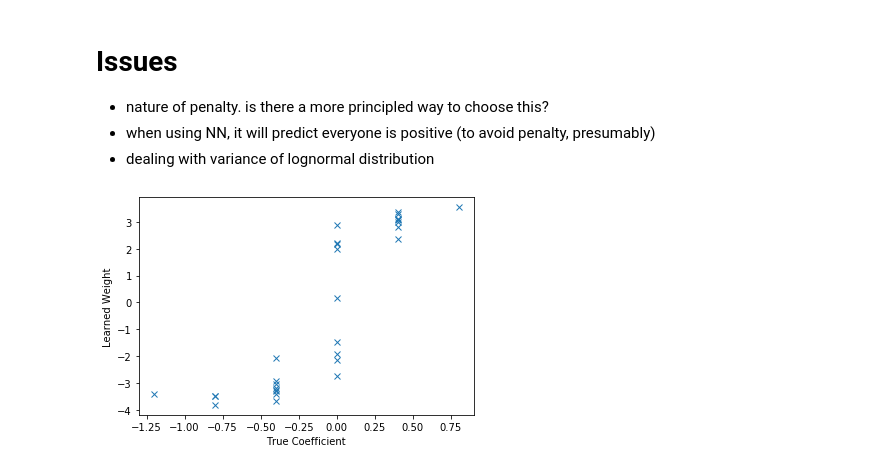
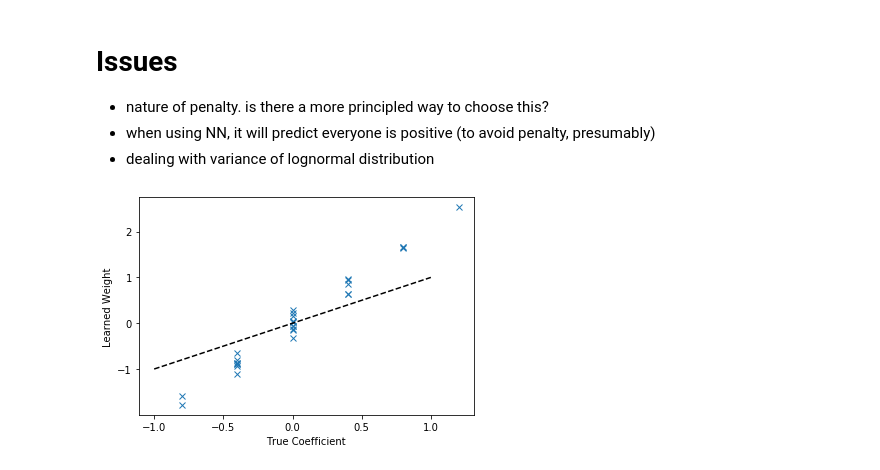
Before and after one commit to mengelhard/cft, a Jupyter notebook: notebooks/cft_sim.ipynb, the cells around one changed output. Saved outputs shown, nothing was run; the diff lists cells and outputs as text; code cells hidden in the pictures.

```diff
--- a/notebooks/cft_sim.ipynb
+++ b/notebooks/cft_sim.ipynb
@@ -7,7 +7,7 @@ import matplotlib.pyplot as plt
 # simulate condition c as a function of covariates x
 
 n_features = 30
-n_examples = 5000
+n_examples = 20000
 
 x = np.random.randn(n_examples, n_features)
 xc_coeffs = .4 * np.round(np.random.randn(n_features))
@@ -87,10 +88,11 @@ import sys
 sys.path.append('../src')
 from model import CFTModel
 # %%
-mdl = CFTModel(c_layer_sizes=())
+mdl = CFTModel()
 with tf.Session() as sess:
     mdl.train(sess, x, t[:, np.newaxis], s[:, np.newaxis], 200, learning_rate=1e-3)
     c_pred = mdl.predict_c(sess, x)
     c_weights = mdl.get_c_weights(sess)
+    t_pred = mdl.predict_t(sess, x)
 # %% [output]
 Initial Values:
@@ -154,8 +163,9 @@ AUC = 0.84
 - dealing with variance of lognormal distribution
 # %%
 plt.plot(xc_coeffs, c_weights, 'x')
+plt.plot([-1, 1], [-1, 1], 'k--')
 plt.xlabel('True Coefficient')
 plt.ylabel('Learned Weight')
 plt.show()
 # %% [output]
-[figure, old version]
+[figure, new version]
```
Also changed, not shown: parts of 10 cells of this notebook, 1 other file.
